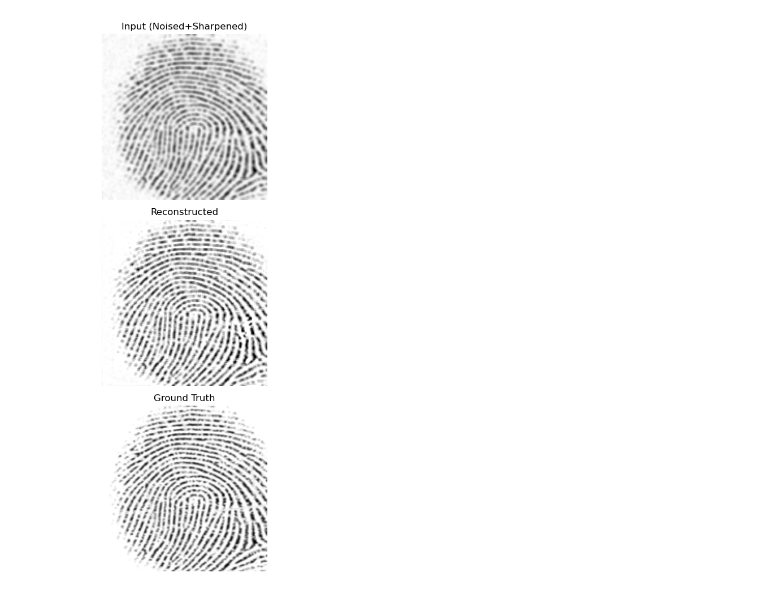
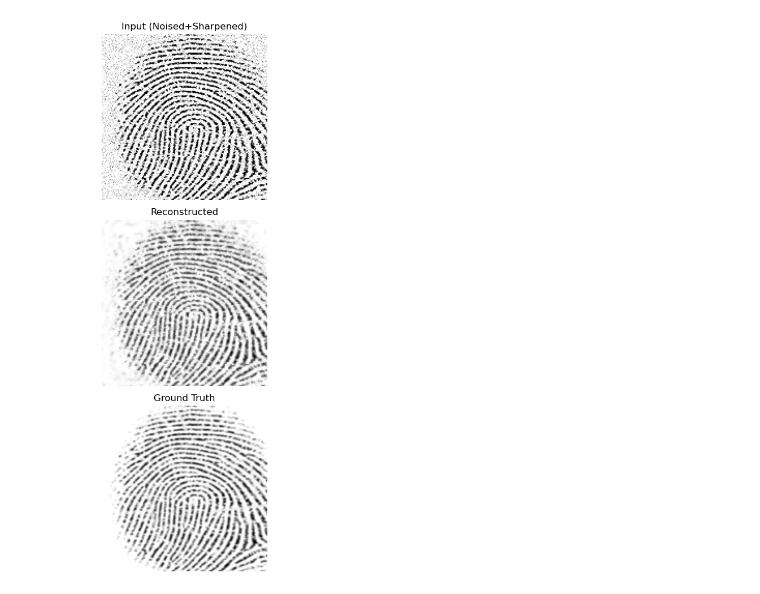
Before and after one commit to hyp0515/DIP_final_project, a Jupyter notebook: plot_predict.ipynb, the cells around one changed output. Cells and saved outputs as stored; diff of their text form; code cells hidden in the pictures.

```diff
--- a/plot_predict.ipynb
+++ b/plot_predict.ipynb
@@ -140,10 +140,10 @@ plt.show()
 # %%
 # 預測 (noise+sharp)
 noise_sharp_img = np.clip(processed_image + np.random.normal(0, 0.05, processed_image.shape), 0., 1.)
-noise_sharp_img[0, :, :, 0] = np.clip(blur(noise_sharp_img[0, :, :, 0]), 0., 1.)
+noise_sharp_img[0, :, :, 0] = np.clip(sharpen(noise_sharp_img[0, :, :, 0]), 0., 1.)
 # noise_sharp_img = processed_image
 reconstructed_image = model.predict(noise_sharp_img)
-reconstructed_image[0, :, :, 0] = sharpen(reconstructed_image[0, :, :, 0])
+# reconstructed_image[0, :, :, 0] = sharpen(reconstructed_image[0, :, :, 0])
 
 fig, ax = plt.subplots(3, 1, figsize=(5, 10), sharex=True, sharey=True)
 ax[0].imshow(noise_sharp_img[0, :, :, 0], cmap='gray')
@@ -160,6 +160,6 @@ ax[2].axis('off')
 
 plt.tight_layout()
 # plt.show()
-plt.savefig('compare_noise_sharp.png')
+plt.savefig('./figures/compare_noise_sharp.png')
 plt.show()
 # %% [output]
@@ -167 +167 @@ plt.show()
-[figure, old version]
+[figure, new version]
```
Also changed, not shown: parts of 5 cells of this notebook, 38 other files.
